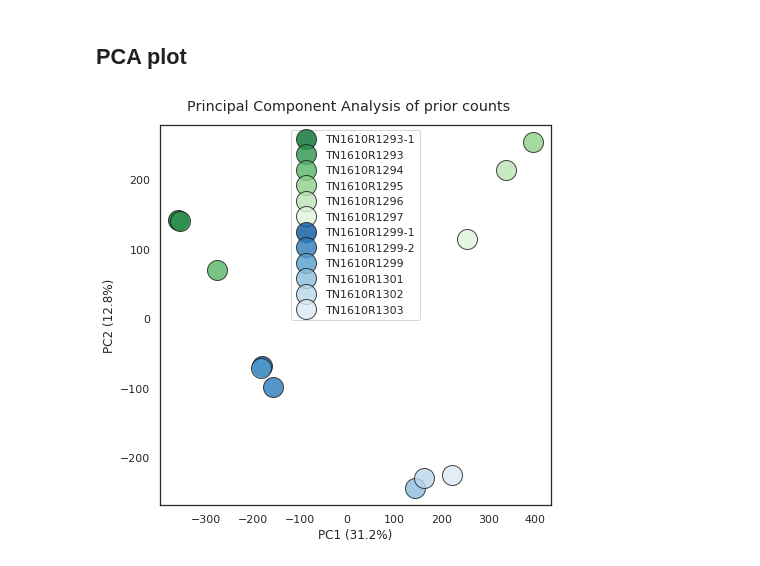
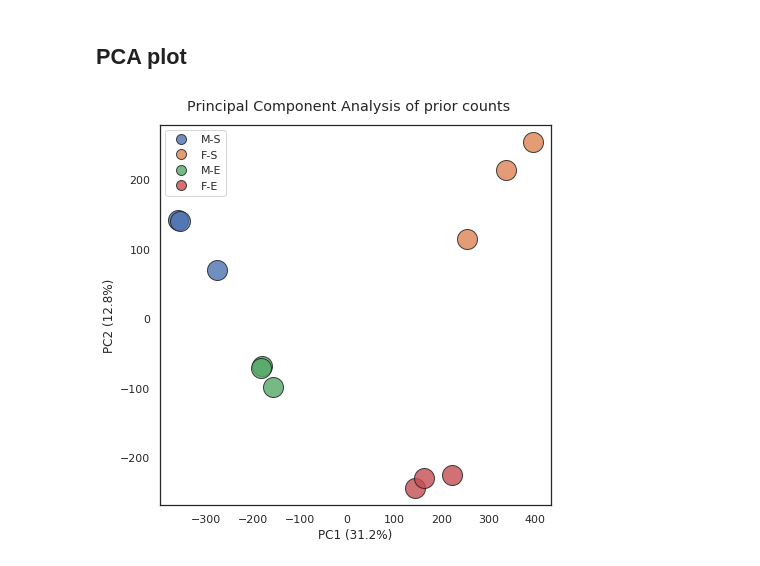
Before and after one commit to michaelpierrelee/2019-yun-pierrelee-chlorella_HS2-paper, a Jupyter notebook: notebooks/1-raw_count_quality.py.ipynb, the cells around one changed output. Drawn from its saved outputs; the diff is of its cells as text; code cells hidden in the pictures.

Commit message:
Correct sample names, combine distribution plots of counts, add MA-plot to compare conditions.

```diff
--- a/notebooks/1-raw_count_quality.py.ipynb
+++ b/notebooks/1-raw_count_quality.py.ipynb
@@ -74,0 +73,5 @@ plt.show()
+# %%
+def compute_MA( x, y ):
+    M = x - y
+    A = (x + y) / 2
+    return pd.DataFrame( { "A": A, "M": M } )
@@ -80,10 +117,7 @@ reproducibility of replicates
 # %%
 def plotMA(df, i, j, ax, title):
     cols = df.columns
-    x, y = df[cols[i]], df[cols[j]]
-    M = x - y
-    A = (x + y) / 2
-    MA = pd.DataFrame({"A":A, "M":M})
+    MA = compute_MA( df[ cols[i] ], df[ cols[j] ] )
 
     sns.regplot(x="A", y="M", data=MA, ax=ax, lowess=True, line_kws={'color':'r'}, color="k")
     ax.axhline( 0 , color='green' ) # ideal value
@@ -111,23 +151,22 @@ plt.show()
 # %%
-# decomposition into two components
-pca = decomp.PCA(n_components=2)
-principalComponents = pca.fit_transform( priorcounts.T.values )
-principalDf = pd.DataFrame(principalComponents, columns = ['PC1', 'PC2'], index=priorcounts.columns).T
-explained_var = pca.explained_variance_ratio_ # variance for each principal components
-
 # display
 fig, ax = plt.subplots(1, 1, figsize=(7,7))
 fig.suptitle('Principal Component Analysis of prior counts', x=.5, y=.93)
-colors = sns.color_palette("Greens_r", 6).as_hex() + sns.color_palette("Blues_r", 6).as_hex()
+colors = [c for c in sns.color_palette("deep", 4).as_hex() for i in range(3)]
 
+plots, names = [], []
 for i, c in enumerate(principalDf):
-    ax.plot( principalDf[c]["PC1"], principalDf[c]["PC2"], "o", label=c,
+    plots += ax.plot( principalDf[c]["PC1"], principalDf[c]["PC2"], "o", label=c,
              color=colors[i], alpha=0.8, ms=20, markeredgecolor="k", mew=1 )
+    names.append(c)
 
-ax.legend(loc="best", frameon=True).get_frame().set_facecolor('white')
+names = [ '-'.join(n.split('-')[:2]) for n in names ]
+ax.legend( plots[ slice(0,12,3) ], names[ slice(0,12,3) ], loc="best", frameon=True, markerscale=0.5
+         ).get_frame().set_facecolor('white')
+
 ax.set_xlabel( 'PC1 ({}%)'.format( str(round(explained_var[0]*100, 1)) ) )
 ax.set_ylabel( 'PC2 ({}%)'.format( str(round(explained_var[1]*100, 1)) ) )
 plt.savefig('../figures/pca-plot.png', format='png', bbox_inches='tight')
 plt.show()
 # %% [output]
-[figure, old version]
+[figure, new version]
```
Also changed, not shown: parts of 10 cells of this notebook, 4 other files.
